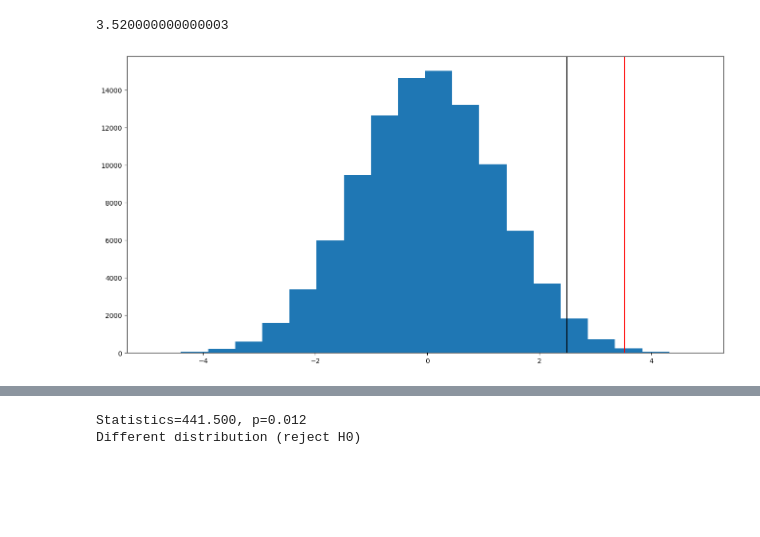
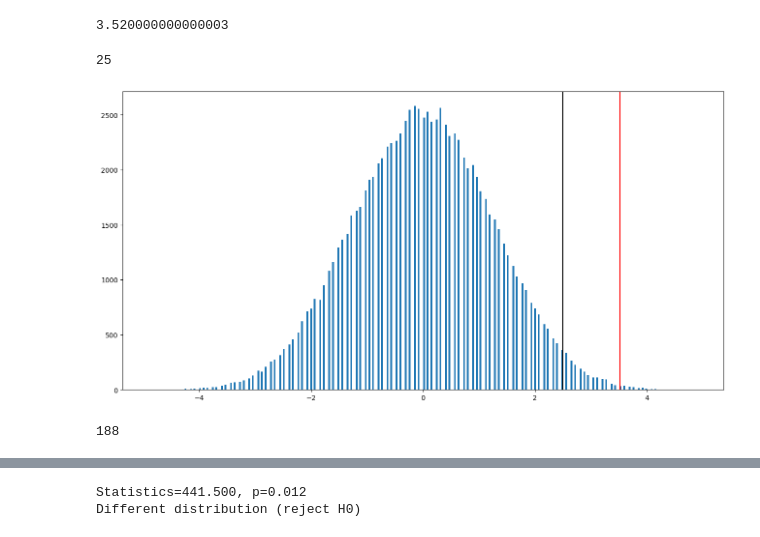
Before and after one commit to carsten-j/tegneRegne, a Jupyter notebook: compareMeans.ipynb, the cells around one changed output, grey strips where cells are left out. Drawn from its saved outputs; the diff is of its cells as text; code cells hidden in the pictures; blank space fills up the shorter version.

```diff
--- a/compareMeans.ipynb
+++ b/compareMeans.ipynb
@@ -36,26 +37,37 @@ mean
 # %% [output]
 3.520000000000003
 # %%
-concat = np.concatenate((perfMeasurement1, perfMeasurement2))
+allPerfMeasurements = np.concatenate((perfMeasurement1, perfMeasurement2))
+# %%
+n_halfPerfMeasurements = len(perfMeasurement1)
+n_halfPerfMeasurements
+# %% [output]
+25
 # %%
 simulated_means = []
 # %%
 samples = 100000
 # %%
 for i in range(0, samples):
-    np.random.shuffle(concat)
+    np.random.shuffle(allPerfMeasurements)
+
     simulated_means.append(
-        np.mean(concat[:int(len(concat)/2)]) - np.mean(concat[int(len(concat)/2):])
+        np.mean(allPerfMeasurements[:n_halfPerfMeasurements]) -
+        np.mean(allPerfMeasurements[n_halfPerfMeasurements:])
     )
 # %%
-std2 = 2 * np.std(simulated_means, ddof=1)
+two_std = 2 * np.std(simulated_means, ddof=1)
 # %%
 plt.figure(1, figsize=(16,8))
-plt.hist(simulated_means, bins=20)
+plt.hist(simulated_means, bins=300)
 _ = plt.axvline(x=mean, ymax=1, linewidth=1.5, color="red");
-_ = plt.axvline(x=std2, ymax=1, linewidth=1.5, color="black");
+_ = plt.axvline(x=two_std, ymax=1, linewidth=1.5, color="black");
 # %% [output]
-[figure, old version]
+[figure, new version]
+# %%
+len(np.where(simulated_means >= mean)[0])
+# %% [output]
+188
 # %%
 obs = len(np.where(simulated_means >= mean)[0]) / samples
 obs
```
Also changed, not shown: parts of 8 cells of this notebook, 9 other files.
